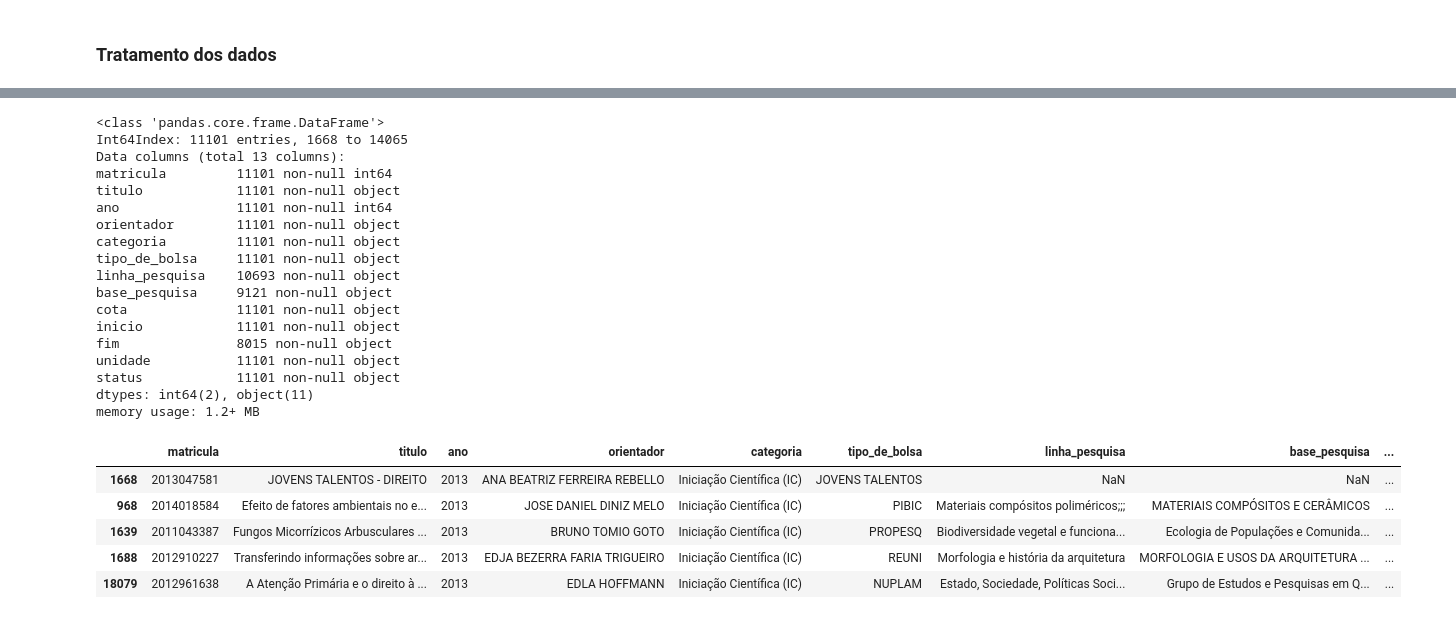
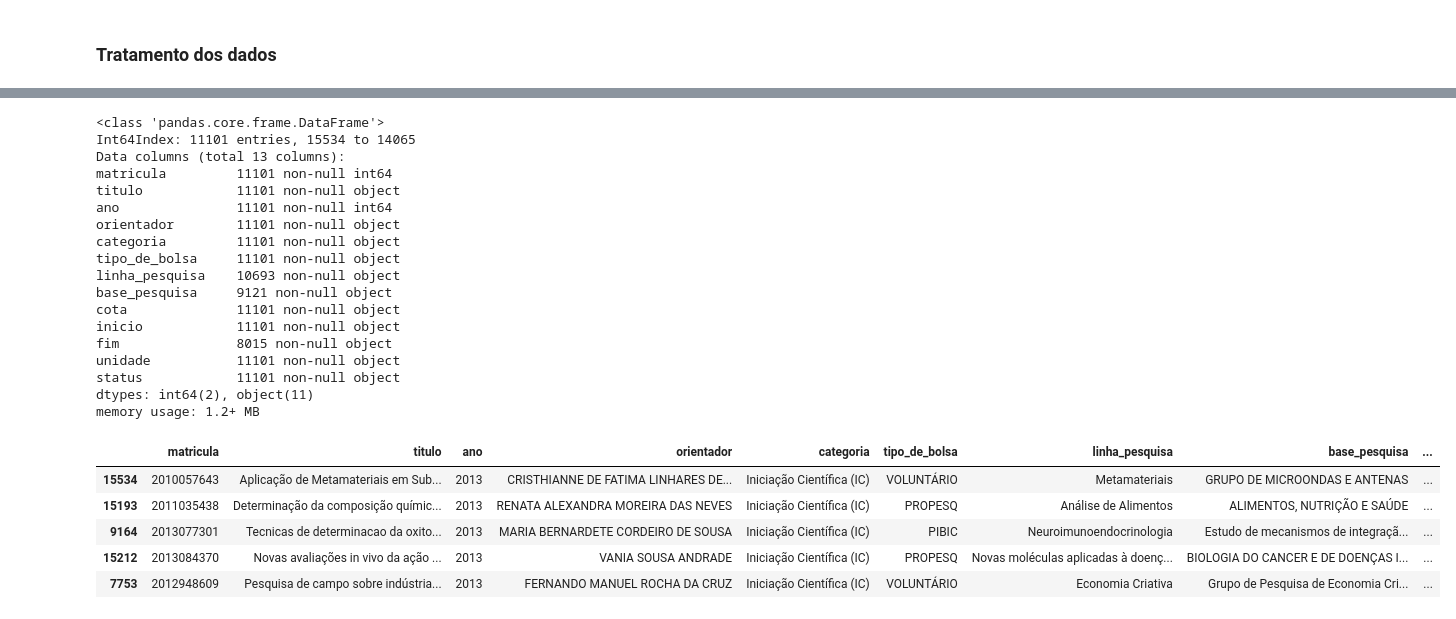
Before and after one commit to pentalpha/dataportal-analysis-ufrn, a Jupyter notebook: Bolsistas-Iniciação-Científica.ipynb, the cells around one changed output, grey strips where cells are left out. Drawn from its saved outputs; the diff is of its cells as text; code cells hidden in the pictures.

```diff
--- a/Bolsistas-Iniciação-Científica.ipynb
+++ b/Bolsistas-Iniciação-Científica.ipynb
@@ -77,13 +77,13 @@ memory usage: 2.6+ MB
 data = data.sort_values(data.columns[2], ascending = True)
 
 #Dados dos últimos 5 anos
-data = data[data['ano'] > 2012]
+data_ultimosAnos = data[data['ano'] > 2012]
 
 #Diminuição do número de dados: 11101 entradas
-data.info()
+data_ultimosAnos.info()
 # %% [output]
 <class 'pandas.core.frame.DataFrame'>
-Int64Index: 11101 entries, 1668 to 14065
+Int64Index: 11101 entries, 15534 to 14065
 Data columns (total 13 columns):
 matricula         11101 non-null int64
 titulo            11101 non-null object
@@ -101,12 +101,12 @@ status            11101 non-null object
 dtypes: int64(2), object(11)
 memory usage: 1.2+ MB
 # %%
-data.head()
+data_ultimosAnos.head()
 # %% [output]
 |  | matricula | titulo | ano | orientador | categoria | tipo_de_bolsa | linha_pesquisa | base_pesquisa | ... |
-| 1668 | 2013047581 | JOVENS TALENTOS - DIREITO | 2013 | ANA BEATRIZ FERREIRA REBELLO | Iniciação Científica (IC) | JOVENS TALENTOS | NaN | NaN | ... |
-| 968 | 2014018584 | Efeito de fatores ambientais no e... | 2013 | JOSE DANIEL DINIZ MELO | Iniciação Científica (IC) | PIBIC | Materiais compósitos poliméricos;;; | MATERIAIS COMPÓSITOS E CERÂMICOS | ... |
-| 1639 | 2011043387 | Fungos Micorrízicos Arbusculares ... | 2013 | BRUNO TOMIO GOTO | Iniciação Científica (IC) | PROPESQ | Biodiversidade vegetal e funciona... | Ecologia de Populações e Comunida... | ... |
-| 1688 | 2012910227 | Transferindo informações sobre ar... | 2013 | EDJA BEZERRA FARIA TRIGUEIRO | Iniciação Científica (IC) | REUNI | Morfologia e história da arquitetura | MORFOLOGIA E USOS DA ARQUITETURA ... | ... |
-| 18079 | 2012961638 | A Atenção Primária e o direito à ... | 2013 | EDLA HOFFMANN | Iniciação Científica (IC) | NUPLAM | Estado, Sociedade, Políticas Soci... | Grupo de Estudos e Pesquisas em Q... | ... |
+| 15534 | 2010057643 | Aplicação de Metamateriais em Sub... | 2013 | CRISTHIANNE DE FATIMA LINHARES DE... | Iniciação Científica (IC) | VOLUNTÁRIO | Metamateriais | GRUPO DE MICROONDAS E ANTENAS | ... |
+| 15193 | 2011035438 | Determinação da composição químic... | 2013 | RENATA ALEXANDRA MOREIRA DAS NEVES | Iniciação Científica (IC) | PROPESQ | Análise de Alimentos | ALIMENTOS, NUTRIÇÃO E SAÚDE | ... |
+| 9164 | 2013077301 | Tecnicas de determinacao da oxito... | 2013 | MARIA BERNARDETE CORDEIRO DE SOUSA | Iniciação Científica (IC) | PIBIC | Neuroimunoendocrinologia | Estudo de mecanismos de integraçã... | ... |
+| 15212 | 2013084370 | Novas avaliações in vivo da ação ... | 2013 | VANIA SOUSA ANDRADE | Iniciação Científica (IC) | PROPESQ | Novas moléculas aplicadas à doenç... | BIOLOGIA DO CANCER E DE DOENÇAS I... | ... |
+| 7753 | 2012948609 | Pesquisa de campo sobre indústria... | 2013 | FERNANDO MANUEL ROCHA DA CRUZ | Iniciação Científica (IC) | VOLUNTÁRIO | Economia Criativa | Grupo de Pesquisa de Economia Cri... | ... |
 # %% [markdown]
```
Also changed, not shown: parts of 14 cells of this notebook.
